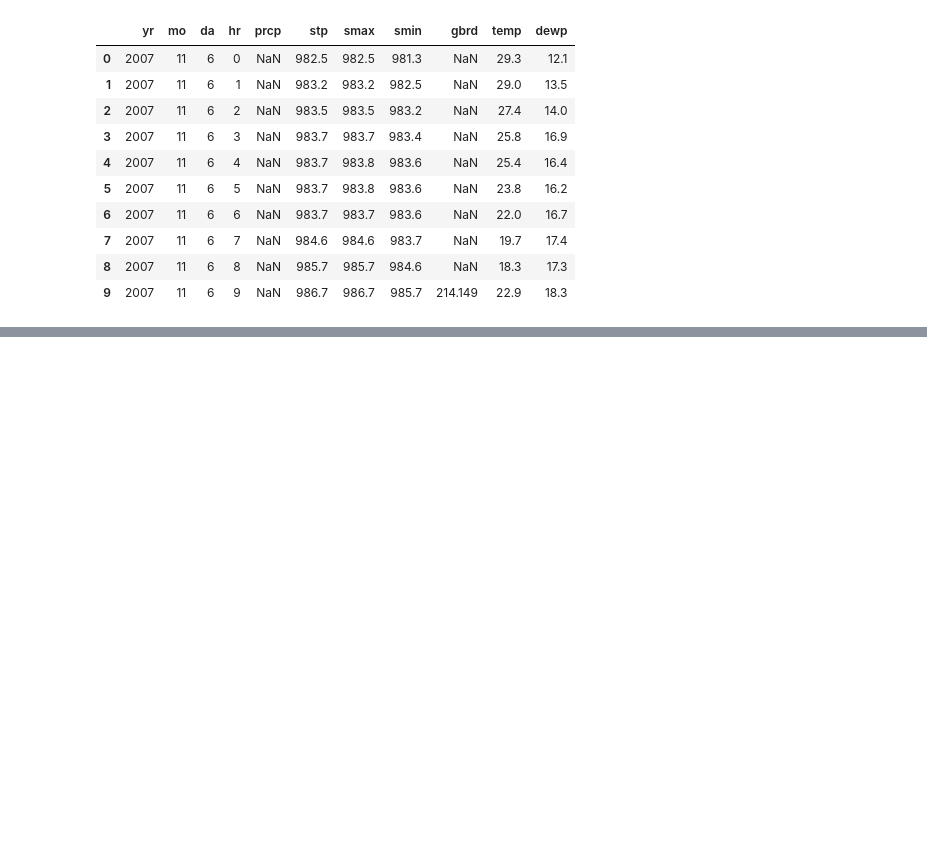
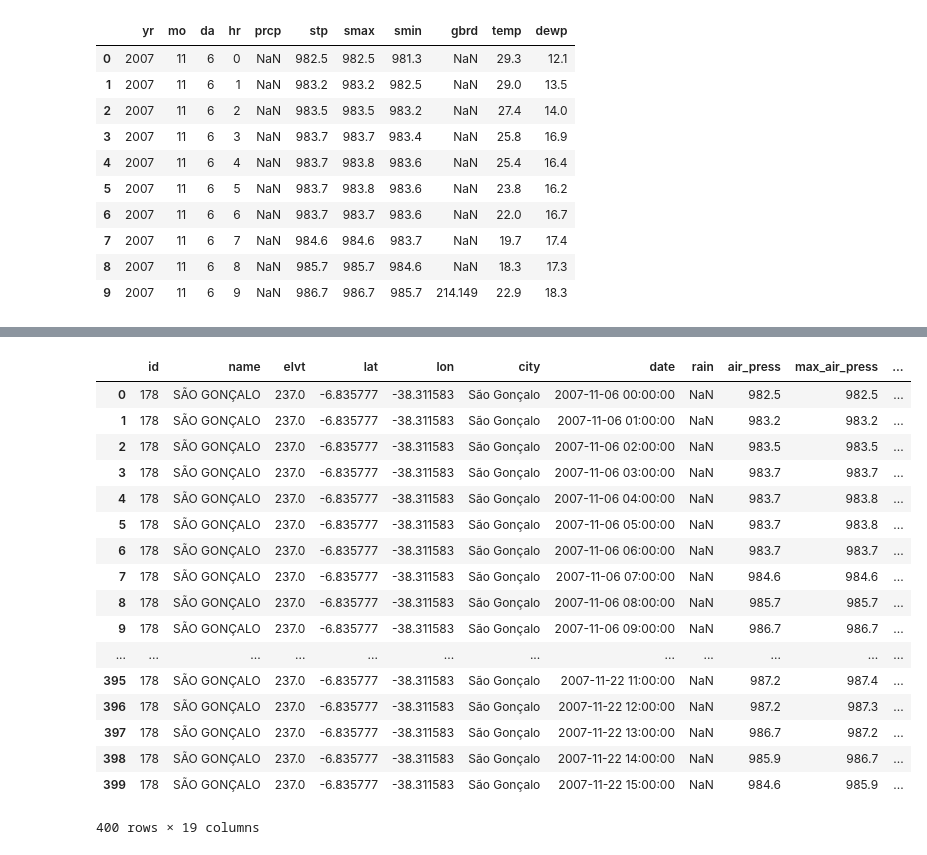
Before and after one commit to sanjayr1/Data_Tools_Brazil_Weather, a Jupyter notebook: Data_exploration.ipynb, the cells around one changed output, grey strips where cells are left out. Saved outputs shown, nothing was run; the diff lists cells and outputs as text; code cells hidden in the pictures; blank space fills up the shorter version.

```diff
--- a/Data_exploration.ipynb
+++ b/Data_exploration.ipynb
@@ -131,0 +297,22 @@ df[['yr', 'mo', 'da', 'hr', 'prcp', 'stp', 'smax', 'smin', 'gbrd', 'temp', 'dewp
+# %%
+first_400 = w_station_178.head(400)
+first_400
+# %% [output]
+|  | id | name | elvt | lat | lon | city | date | rain | air_press | max_air_press | ... |
+| 0 | 178 | SÃO GONÇALO | 237.0 | -6.835777 | -38.311583 | São Gonçalo | 2007-11-06 00:00:00 | NaN | 982.5 | 982.5 | ... |
+| 1 | 178 | SÃO GONÇALO | 237.0 | -6.835777 | -38.311583 | São Gonçalo | 2007-11-06 01:00:00 | NaN | 983.2 | 983.2 | ... |
+| 2 | 178 | SÃO GONÇALO | 237.0 | -6.835777 | -38.311583 | São Gonçalo | 2007-11-06 02:00:00 | NaN | 983.5 | 983.5 | ... |
+| 3 | 178 | SÃO GONÇALO | 237.0 | -6.835777 | -38.311583 | São Gonçalo | 2007-11-06 03:00:00 | NaN | 983.7 | 983.7 | ... |
+| 4 | 178 | SÃO GONÇALO | 237.0 | -6.835777 | -38.311583 | São Gonçalo | 2007-11-06 04:00:00 | NaN | 983.7 | 983.8 | ... |
+| 5 | 178 | SÃO GONÇALO | 237.0 | -6.835777 | -38.311583 | São Gonçalo | 2007-11-06 05:00:00 | NaN | 983.7 | 983.8 | ... |
+| 6 | 178 | SÃO GONÇALO | 237.0 | -6.835777 | -38.311583 | São Gonçalo | 2007-11-06 06:00:00 | NaN | 983.7 | 983.7 | ... |
+| 7 | 178 | SÃO GONÇALO | 237.0 | -6.835777 | -38.311583 | São Gonçalo | 2007-11-06 07:00:00 | NaN | 984.6 | 984.6 | ... |
+| 8 | 178 | SÃO GONÇALO | 237.0 | -6.835777 | -38.311583 | São Gonçalo | 2007-11-06 08:00:00 | NaN | 985.7 | 985.7 | ... |
+| 9 | 178 | SÃO GONÇALO | 237.0 | -6.835777 | -38.311583 | São Gonçalo | 2007-11-06 09:00:00 | NaN | 986.7 | 986.7 | ... |
+| ... | ... | ... | ... | ... | ... | ... | ... | ... | ... | ... | ... |
+| 395 | 178 | SÃO GONÇALO | 237.0 | -6.835777 | -38.311583 | São Gonçalo | 2007-11-22 11:00:00 | NaN | 987.2 | 987.4 | ... |
+| 396 | 178 | SÃO GONÇALO | 237.0 | -6.835777 | -38.311583 | São Gonçalo | 2007-11-22 12:00:00 | NaN | 987.2 | 987.3 | ... |
+| 397 | 178 | SÃO GONÇALO | 237.0 | -6.835777 | -38.311583 | São Gonçalo | 2007-11-22 13:00:00 | NaN | 986.7 | 987.2 | ... |
+| 398 | 178 | SÃO GONÇALO | 237.0 | -6.835777 | -38.311583 | São Gonçalo | 2007-11-22 14:00:00 | NaN | 985.9 | 986.7 | ... |
+| 399 | 178 | SÃO GONÇALO | 237.0 | -6.835777 | -38.311583 | São Gonçalo | 2007-11-22 15:00:00 | NaN | 984.6 | 985.9 | ... |
+400 rows × 19 columns
```
Also changed, not shown: parts of 50 cells of this notebook.
